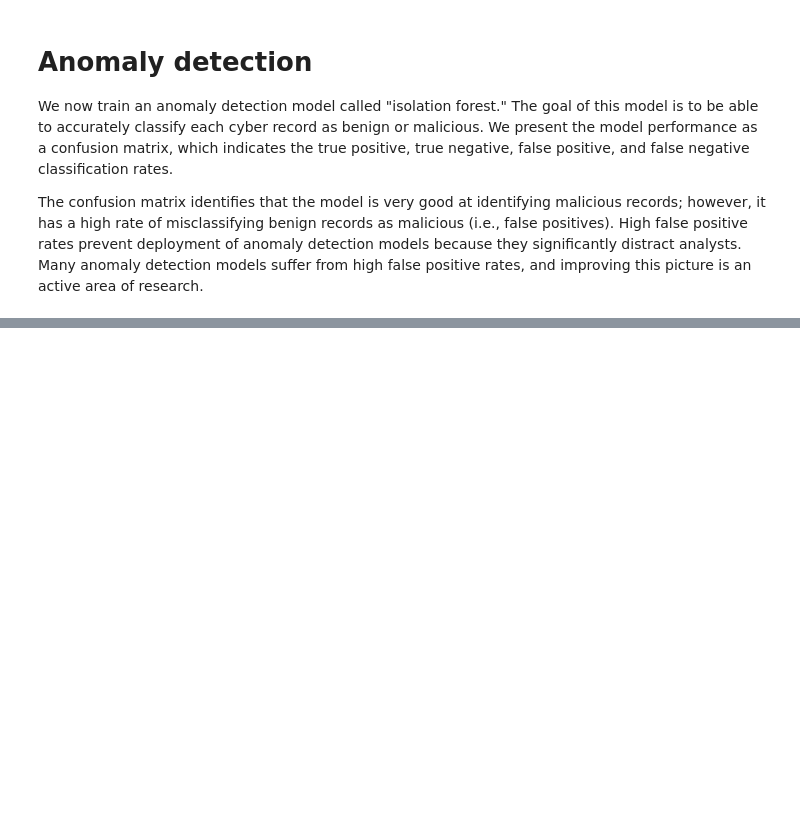
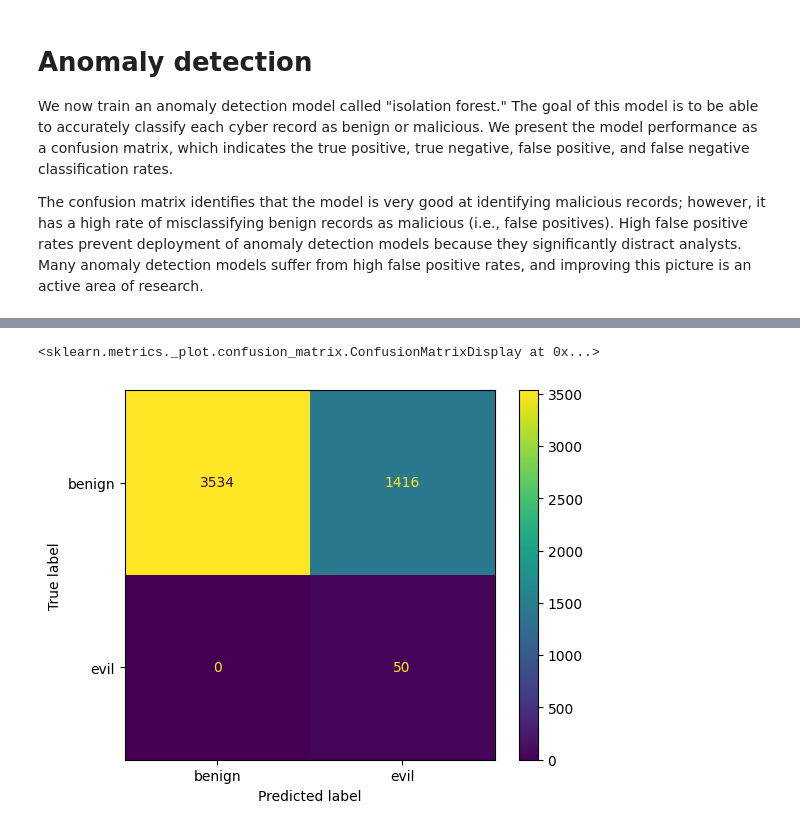
Before and after one commit to dcortese8/InfoSec-World-DS-Lab, a Jupyter notebook: InfoSecWorld_Complete_Notebook.ipynb, the cells around one changed output, grey strips where cells are left out. Drawn from its saved outputs; the diff is of its cells as text; code cells hidden in the pictures; blank space fills up the shorter version.

```diff
--- a/InfoSecWorld_Complete_Notebook.ipynb
+++ b/InfoSecWorld_Complete_Notebook.ipynb
@@ -306,0 +401,18 @@ sklearn.metrics.ConfusionMatrixDisplay(cm, display_labels=['benign','evil']).plo
+# %%
+# Preprocess the test data
+df_eng_test, X_test, y_test = preprocess(test_data)
+
+# Use the trained model to classify each record in the test data
+score_test = model.decision_function(X_test)
+anomaly_test = model.predict(X_test)
+evil_test = y_test
+df4 = pandas.DataFrame ({'score':score_test, 'anomaly':anomaly_test, 'evil':evil_test})
+df4.loc[df4['anomaly'] == 1, 'anomaly'] = 0
+df4.loc[df4['anomaly'] == -1, 'anomaly'] = 1
+
+# Compute and plot performance metrics as a "confusion matrix" for the test data
+cm_test = sklearn.metrics.confusion_matrix(df4['evil'], df4['anomaly'])
+sklearn.metrics.ConfusionMatrixDisplay(cm_test, display_labels=['benign','evil']).plot()
+# %% [output]
+<sklearn.metrics._plot.confusion_matrix.ConfusionMatrixDisplay at 0x...>
+[figure, added]
```
Also changed, not shown: parts of 11 cells of this notebook.
